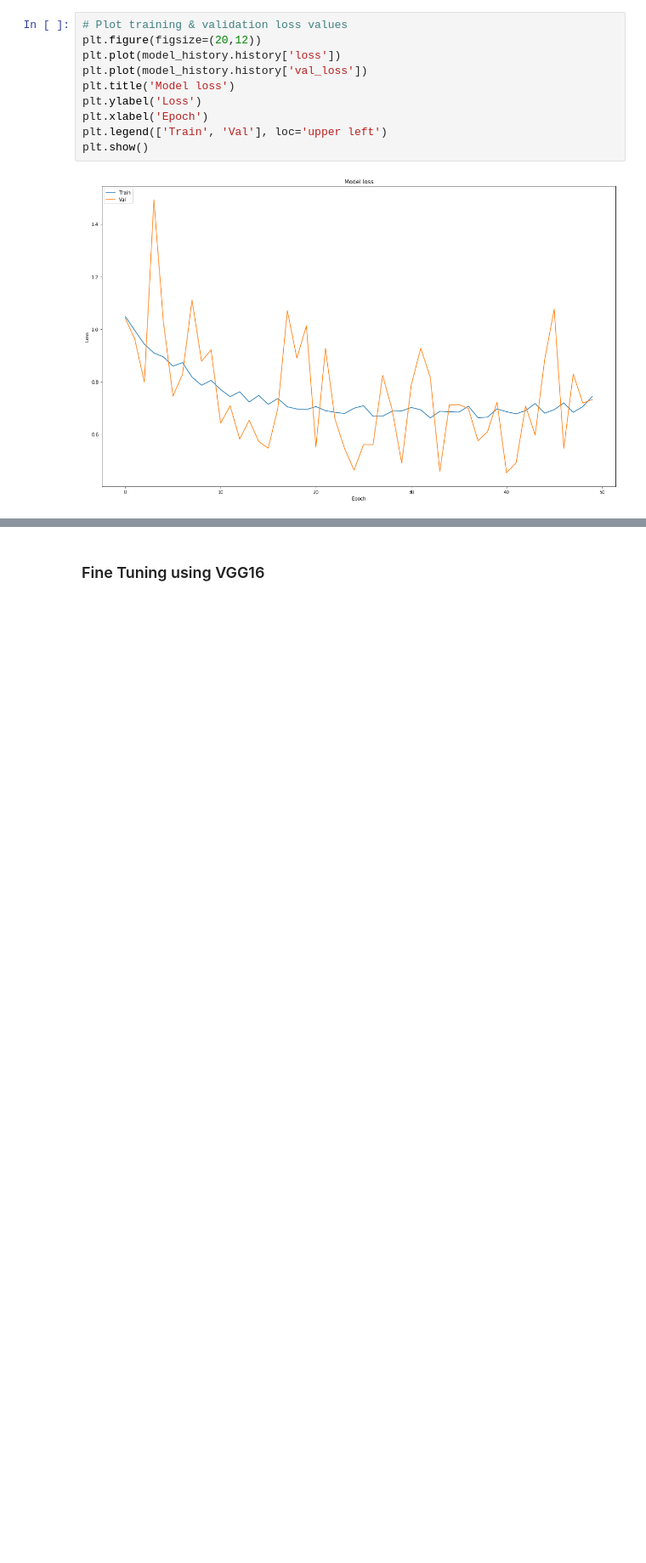
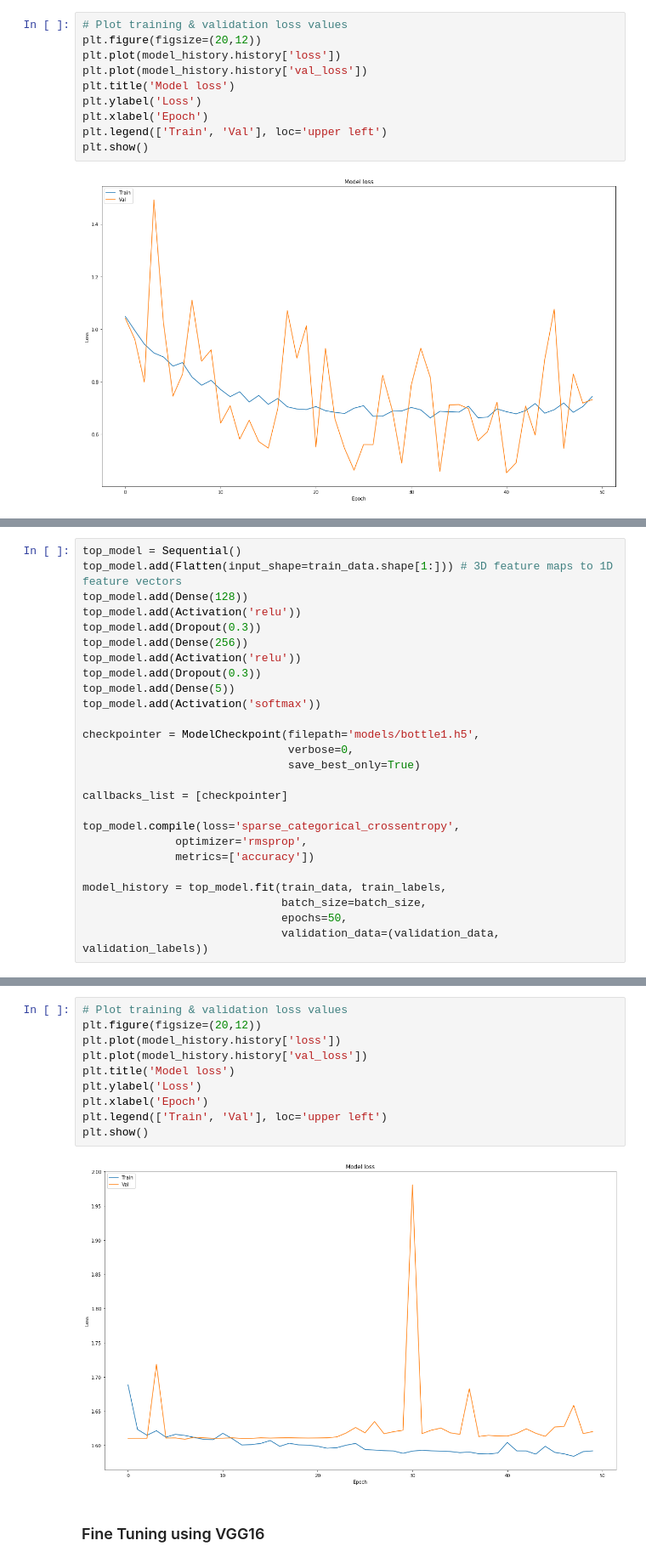
Before and after one commit to Lambda-X-Yelp-Challenge/image_classification, a Jupyter notebook: Exploration.ipynb, the cells around one changed output, grey strips where cells are left out. Shown: that part at 85% size. Saved outputs shown, nothing was run; the diff lists cells and outputs as text; blank space fills up the shorter version.

```diff
--- a/Exploration.ipynb
+++ b/Exploration.ipynb
@@ -280,0 +342,26 @@ plt.show()
+# %%
+top_model = Sequential()
+top_model.add(Flatten(input_shape=train_data.shape[1:])) # 3D feature maps to 1D feature vectors
+top_model.add(Dense(128))
+top_model.add(Activation('relu'))
+top_model.add(Dropout(0.3))
+top_model.add(Dense(256))
+top_model.add(Activation('relu'))
+top_model.add(Dropout(0.3))
+top_model.add(Dense(5))
+top_model.add(Activation('softmax'))
+
+checkpointer = ModelCheckpoint(filepath='models/bottle1.h5',
+                               verbose=0,
+                               save_best_only=True)
+
+callbacks_list = [checkpointer]
+
+top_model.compile(loss='sparse_categorical_crossentropy',
+              optimizer='rmsprop',
+              metrics=['accuracy'])
+
+model_history = top_model.fit(train_data, train_labels,
+                              batch_size=batch_size,
+                              epochs=50,
+                              validation_data=(validation_data, validation_labels))
@@ -281,3 +386,15 @@ plt.show()
+# %%
+# Plot training & validation loss values
+plt.figure(figsize=(20,12))
+plt.plot(model_history.history['loss'])
+plt.plot(model_history.history['val_loss'])
+plt.title('Model loss')
+plt.ylabel('Loss')
+plt.xlabel('Epoch')
+plt.legend(['Train', 'Val'], loc='upper left')
+plt.show()
+# %% [output]
+[figure, added]
 # %% [markdown]
 ### Fine Tuning using VGG16
 # %%
```
Also changed, not shown: parts of 8 cells of this notebook, 2 other files.
